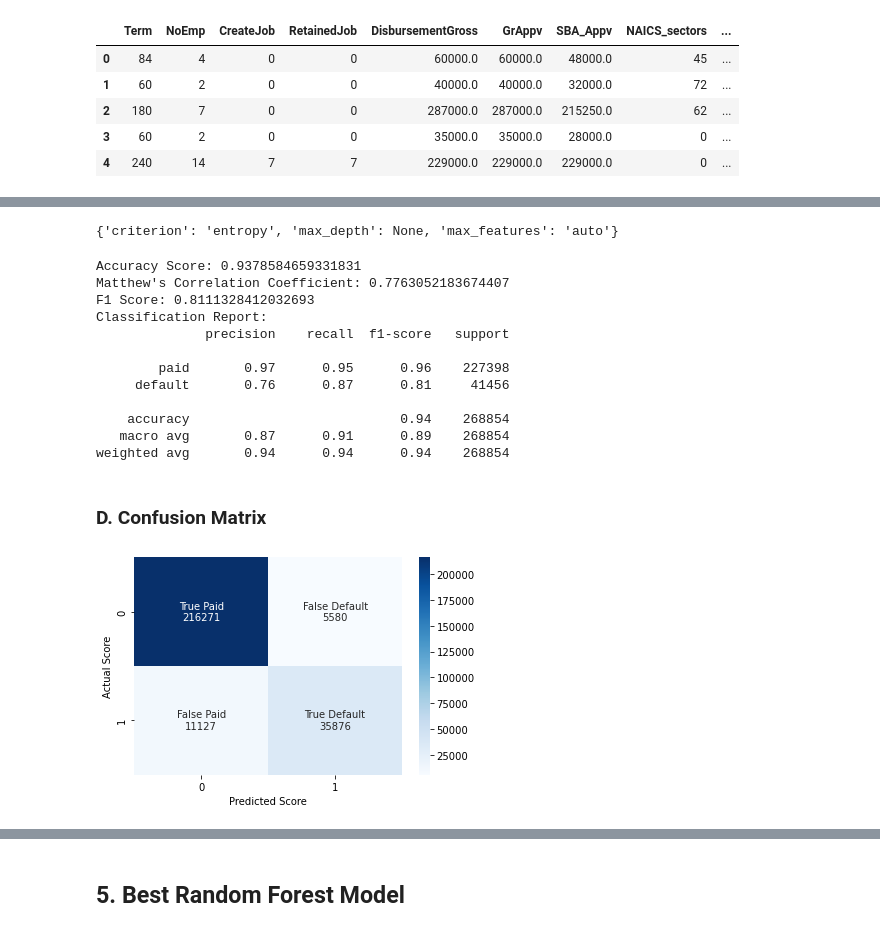
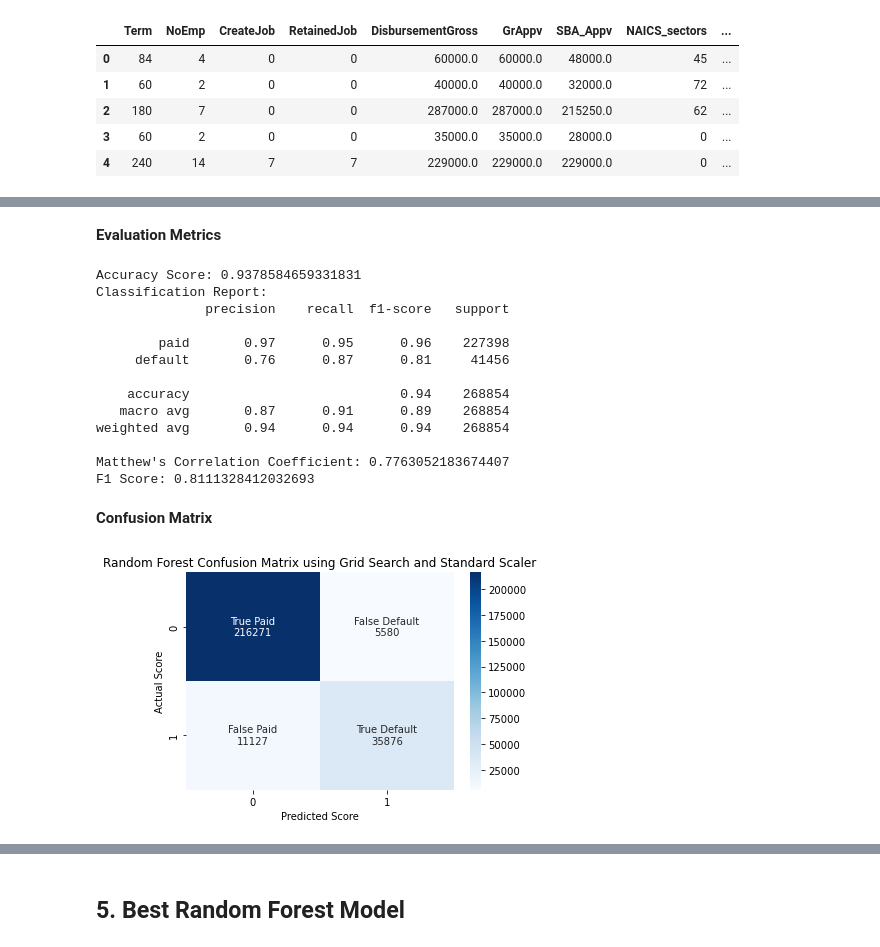
Before and after one commit to mitchellramsey/sba-hra-analysis, a Jupyter notebook: models/4.1_modeling_random_forest_mr_2022_0420.ipynb, the cells around one changed output, grey strips where cells are left out. Saved outputs shown, nothing was run; the diff lists cells and outputs as text; code cells hidden in the pictures.

Commit message:
updates to modeling

```diff
--- a/models/4.1_modeling_random_forest_mr_2022_0420.ipynb
+++ b/models/4.1_modeling_random_forest_mr_2022_0420.ipynb
@@ -93,20 +171,22 @@ param_grid = {
+# %%
+mod_info = {
+    'model': 'Random Forest',
+    'method': 'Grid Search',
+    'scaler': 'Standard'
+}
 # %%
 rfc = RandomForestClassifier(random_state=42)
 rfc_ss_best_params, y_pred = runGridSearchAnalysis(rfc, param_grid, X_train_ss, y_train_ss, X_test_ss)
-# %%
-print(rfc_ss_best_params)
-# %% [output]
-{'criterion': 'entropy', 'max_depth': None, 'max_features': 'auto'}
+# %% [markdown]
+**Evaluation Metrics**
 # %%
-acc_score, cr, f1, mcc = createClassificationMetrics(y_pred, y_test_ss)
-print('Accuracy Score: {}'.format(acc_score))
-print('Matthew\'s Correlation Coefficient: {}'.format(mcc))
-print('F1 Score: {}'.format(f1))
-print('Classification Report: \n{}'.format(cr))
+metrics = createClassificationMetrics(y_pred, y_test_ss)
+print('Accuracy Score: {}'.format(metrics['acc']))
+print('Classification Report: \n{}'.format(metrics['cr']))
+print('Matthew\'s Correlation Coefficient: {}'.format(metrics['mcc']))
+print('F1 Score: {}'.format(metrics['f1']))
 # %% [output]
 Accuracy Score: 0.9378584659331831
-Matthew's Correlation Coefficient: 0.7763052183674407
-F1 Score: 0.8111328412032693
 Classification Report:
               precision    recall  f1-score   support
 
@@ -116,9 +196,12 @@ Classification Report:
     accuracy                           0.94    268854
    macro avg       0.87      0.91      0.89    268854
 weighted avg       0.94      0.94      0.94    268854
+
+Matthew's Correlation Coefficient: 0.7763052183674407
+F1 Score: 0.8111328412032693
 # %% [markdown]
-### D. Confusion Matrix
+**Confusion Matrix**
 # %%
-rfc_ss_fp = createConfusionMatrix(y_test_ss, y_pred)
+matrix = createConfusionMatrix(y_test_ss, y_pred, mod_info)
 # %% [output]
-[figure, old version]
+[figure, new version]
```
Also changed, not shown: parts of 99 cells of this notebook, 3 other files.
